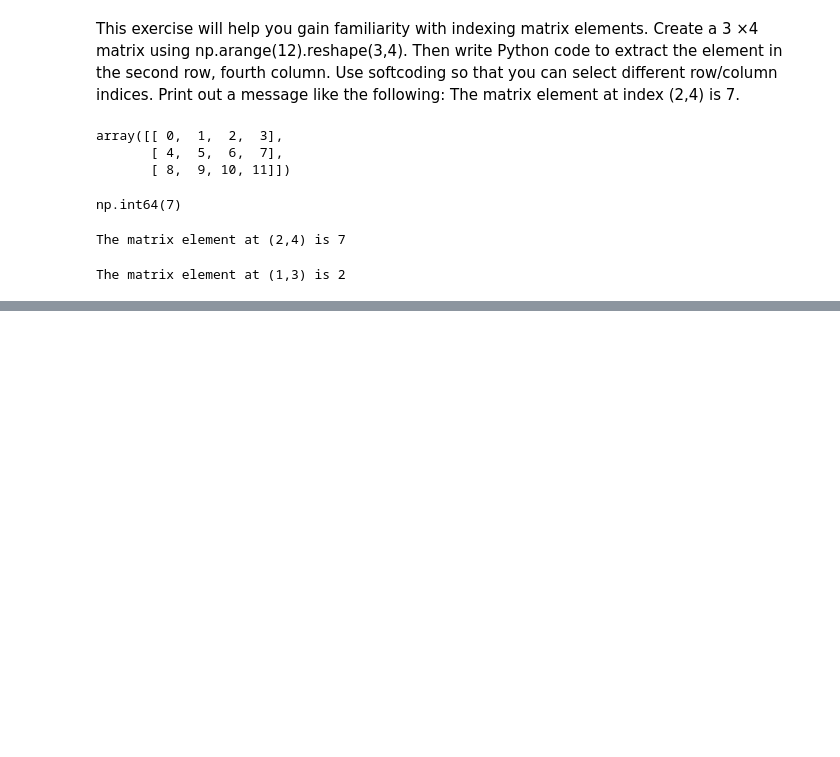
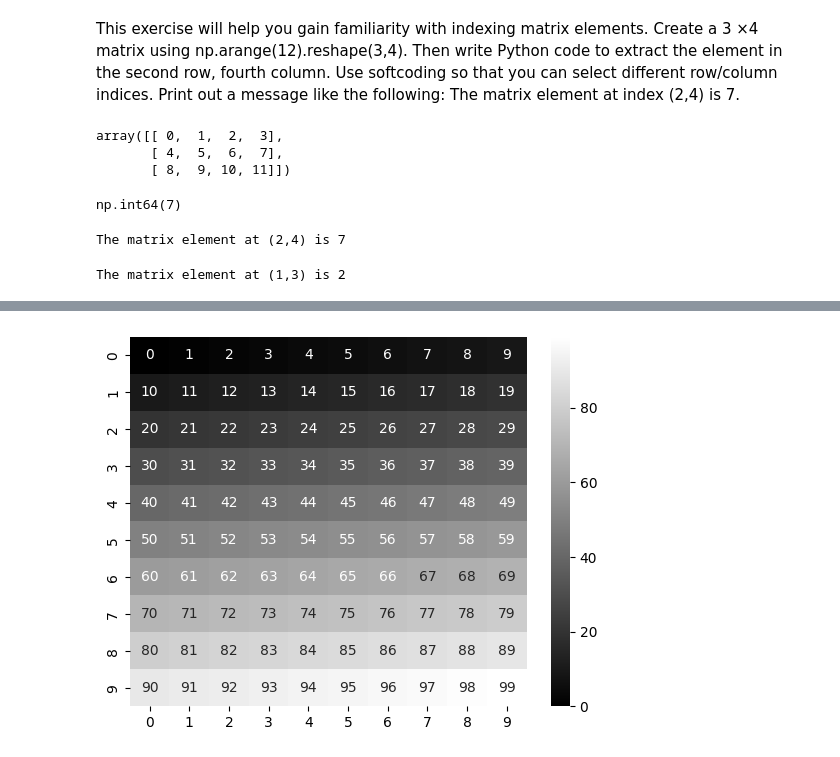
Before and after one commit to AyushDevadiga1/practice-programs, a Jupyter notebook: chapter5.ipynb, the cells around one changed output, grey strips where cells are left out. Drawn from its saved outputs; the diff is of its cells as text; code cells hidden in the pictures; blank space fills up the shorter version.

```diff
--- a/chapter5.ipynb
+++ b/chapter5.ipynb
@@ -118,0 +127,11 @@ The matrix element at (1,3) is 2
+# %%
+original_matrix = np.arange(100).reshape(10,10)
+# %%
+sns.heatmap(
+                data = original_matrix,
+                annot = True ,
+                cmap = 'gray'
+)
+plt.show()
+# %% [output]
+[figure, added]
```
Also changed, not shown: parts of 5 cells of this notebook.
